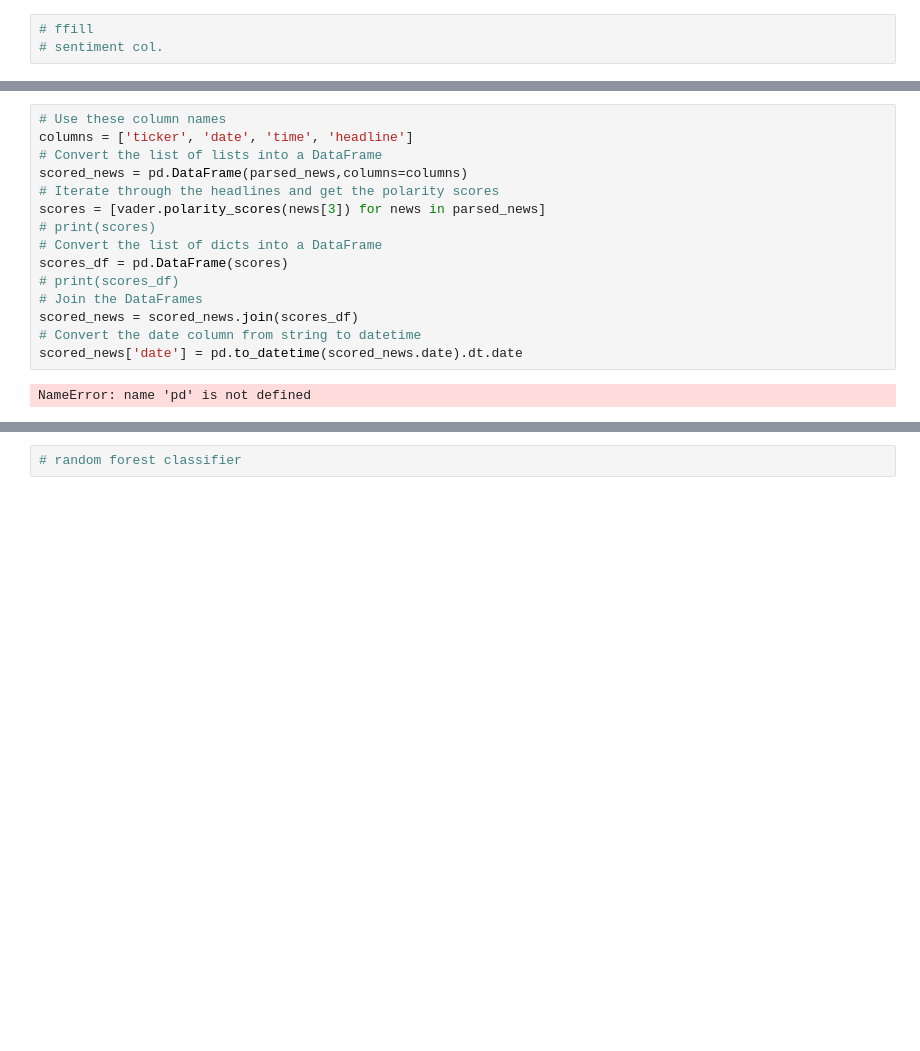
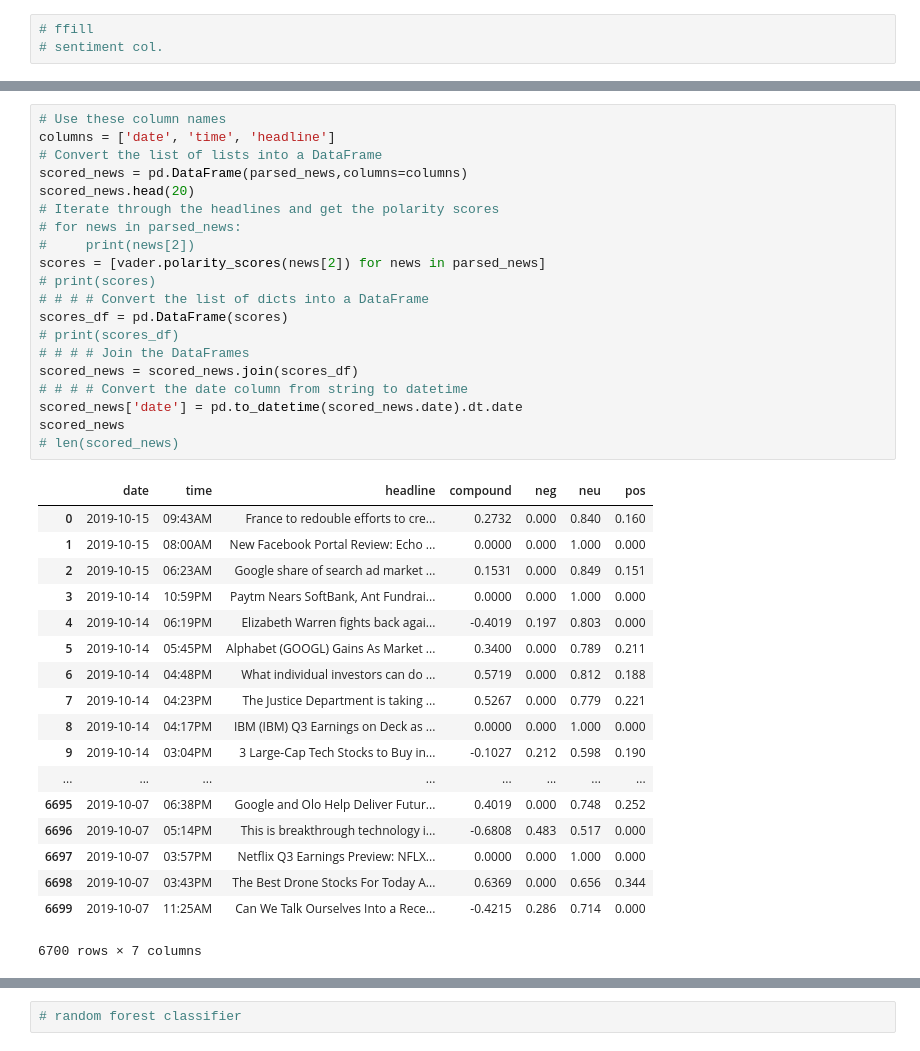
Before and after one commit to sebastianhkx/bia-finance-project, a Jupyter notebook: Sentiment Analysis GOOG.ipynb, the cells around one changed output, grey strips where cells are left out. Cells and saved outputs as stored; diff of their text form; blank space fills up the shorter version.

```diff
--- a/Sentiment Analysis GOOG.ipynb
+++ b/Sentiment Analysis GOOG.ipynb
@@ -67,17 +105,39 @@ vader.lexicon.update(new_words)
 # %%
 # Use these column names
-columns = ['ticker', 'date', 'time', 'headline']
+columns = ['date', 'time', 'headline']
 # Convert the list of lists into a DataFrame
 scored_news = pd.DataFrame(parsed_news,columns=columns)
+scored_news.head(20)
 # Iterate through the headlines and get the polarity scores
-scores = [vader.polarity_scores(news[3]) for news in parsed_news]
+# for news in parsed_news:
+#     print(news[2])
+scores = [vader.polarity_scores(news[2]) for news in parsed_news]
 # print(scores)
-# Convert the list of dicts into a DataFrame
+# # # # Convert the list of dicts into a DataFrame
 scores_df = pd.DataFrame(scores)
 # print(scores_df)
-# Join the DataFrames
+# # # # Join the DataFrames
 scored_news = scored_news.join(scores_df)
-# Convert the date column from string to datetime
+# # # # Convert the date column from string to datetime
 scored_news['date'] = pd.to_datetime(scored_news.date).dt.date
+scored_news
+# len(scored_news)
 # %% [output]
+|  | date | time | headline | compound | neg | neu | pos |
+| 0 | 2019-10-15 | 09:43AM | France to redouble efforts to cre... | 0.2732 | 0.000 | 0.840 | 0.160 |
+| 1 | 2019-10-15 | 08:00AM | New Facebook Portal Review: Echo ... | 0.0000 | 0.000 | 1.000 | 0.000 |
+| 2 | 2019-10-15 | 06:23AM | Google share of search ad market ... | 0.1531 | 0.000 | 0.849 | 0.151 |
+| 3 | 2019-10-14 | 10:59PM | Paytm Nears SoftBank, Ant Fundrai... | 0.0000 | 0.000 | 1.000 | 0.000 |
+| 4 | 2019-10-14 | 06:19PM | Elizabeth Warren fights back agai... | -0.4019 | 0.197 | 0.803 | 0.000 |
+| 5 | 2019-10-14 | 05:45PM | Alphabet (GOOGL) Gains As Market ... | 0.3400 | 0.000 | 0.789 | 0.211 |
+| 6 | 2019-10-14 | 04:48PM | What individual investors can do ... | 0.5719 | 0.000 | 0.812 | 0.188 |
+| 7 | 2019-10-14 | 04:23PM | The Justice Department is taking ... | 0.5267 | 0.000 | 0.779 | 0.221 |
+| 8 | 2019-10-14 | 04:17PM | IBM (IBM) Q3 Earnings on Deck as ... | 0.0000 | 0.000 | 1.000 | 0.000 |
+| 9 | 2019-10-14 | 03:04PM | 3 Large-Cap Tech Stocks to Buy in... | -0.1027 | 0.212 | 0.598 | 0.190 |
+| ... | ... | ... | ... | ... | ... | ... | ... |
+| 6695 | 2019-10-07 | 06:38PM | Google and Olo Help Deliver Futur... | 0.4019 | 0.000 | 0.748 | 0.252 |
+| 6696 | 2019-10-07 | 05:14PM | This is breakthrough technology i... | -0.6808 | 0.483 | 0.517 | 0.000 |
+| 6697 | 2019-10-07 | 03:57PM | Netflix Q3 Earnings Preview: NFLX... | 0.0000 | 0.000 | 1.000 | 0.000 |
+| 6698 | 2019-10-07 | 03:43PM | The Best Drone Stocks For Today A... | 0.6369 | 0.000 | 0.656 | 0.344 |
+| 6699 | 2019-10-07 | 11:25AM | Can We Talk Ourselves Into a Rece... | -0.4215 | 0.286 | 0.714 | 0.000 |
-NameError: name 'pd' is not defined
+6700 rows × 7 columns
```
Also changed, not shown: parts of 5 cells of this notebook, 1 other file.
